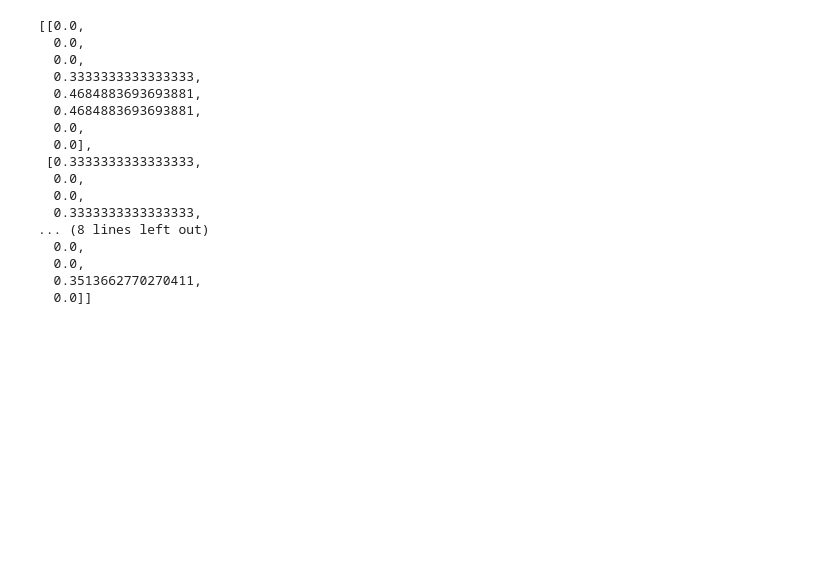
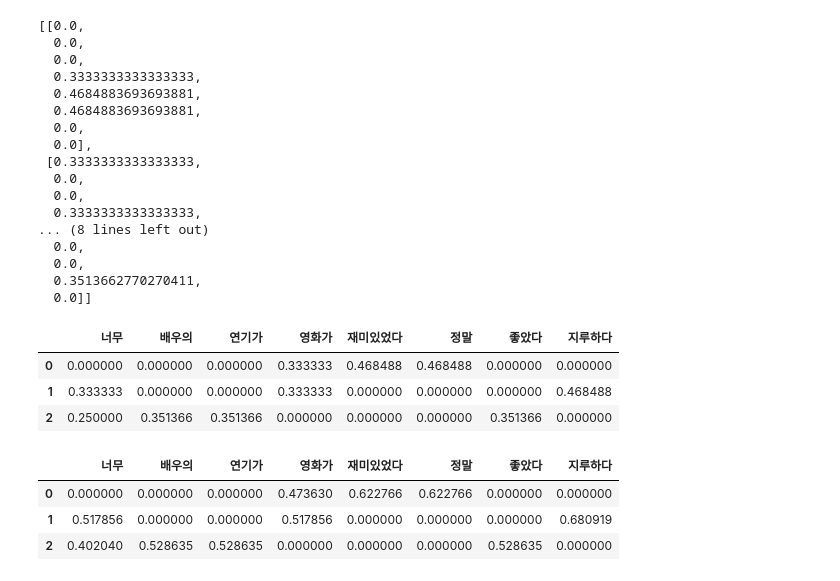
Before and after one commit to JungHyun7/multicam, a Jupyter notebook: 20251021/02_통계기반 백터화.ipynb, the cells around one changed output. Cells and saved outputs as stored; diff of their text form; code cells hidden in the pictures; blank space fills up the shorter version.

```diff
--- a/20251021/02_통계기반 백터화.ipynb
+++ b/20251021/02_통계기반 백터화.ipynb
@@ -171,3 +171,10 @@ X_tfidf
   0.0,
   0.3513662770270411,
   0.0]]
+# %%
+pd.DataFrame(X_tfidf, columns=vocab)
+# %% [output]
+|  | 너무 | 배우의 | 연기가 | 영화가 | 재미있었다 | 정말 | 좋았다 | 지루하다 |
+| 0 | 0.000000 | 0.000000 | 0.000000 | 0.333333 | 0.468488 | 0.468488 | 0.000000 | 0.000000 |
+| 1 | 0.333333 | 0.000000 | 0.000000 | 0.333333 | 0.000000 | 0.000000 | 0.000000 | 0.468488 |
+| 2 | 0.250000 | 0.351366 | 0.351366 | 0.000000 | 0.000000 | 0.000000 | 0.351366 | 0.000000 |
@@ -173,0 +184,15 @@ X_tfidf
+# %%
+vector = TfidfVectorizer(
+    ngram_range=(1, 1),
+    min_df=1
+)
+X = vector.fit_transform(docs)
+pd.DataFrame(
+    X.toarray(),
+    columns=vector.get_feature_names_out()
+)
+# %% [output]
+|  | 너무 | 배우의 | 연기가 | 영화가 | 재미있었다 | 정말 | 좋았다 | 지루하다 |
+| 0 | 0.000000 | 0.000000 | 0.000000 | 0.473630 | 0.622766 | 0.622766 | 0.000000 | 0.000000 |
+| 1 | 0.517856 | 0.000000 | 0.000000 | 0.517856 | 0.000000 | 0.000000 | 0.000000 | 0.680919 |
+| 2 | 0.402040 | 0.528635 | 0.528635 | 0.000000 | 0.000000 | 0.000000 | 0.528635 | 0.000000 |
```
Also changed, not shown: parts of 24 cells of this notebook.
